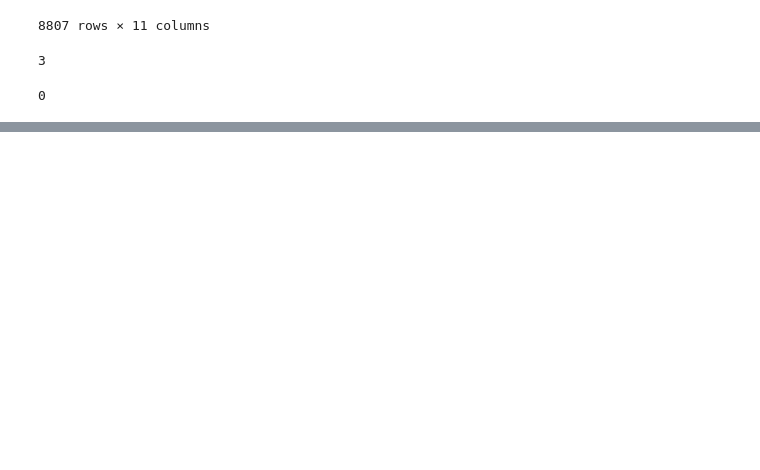
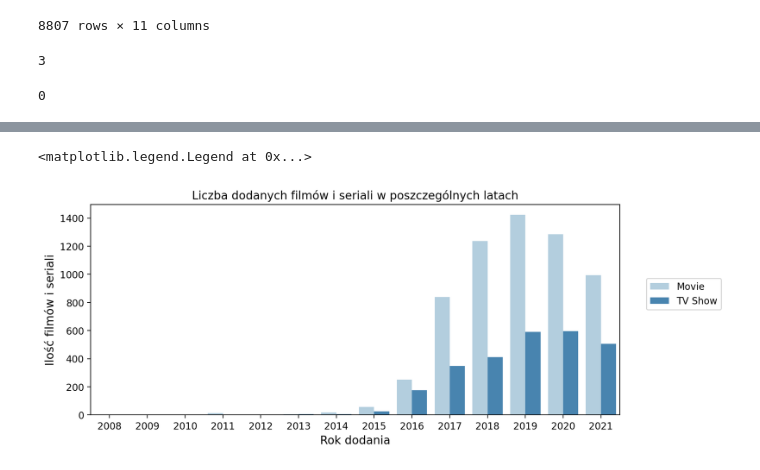
Before and after one commit to PavelBuiko04/netflix, a Jupyter notebook: les1.ipynb, the cells around one changed output, grey strips where cells are left out. Drawn from its saved outputs; the diff is of its cells as text; code cells hidden in the pictures; blank space fills up the shorter version.

```diff
--- a/les1.ipynb
+++ b/les1.ipynb
@@ -145,0 +178,14 @@ df_cleaned.to_csv('clean_data.csv', index=False)
+# %%
+plt.figure(figsize=(10,4), dpi=200)
+sns.countplot(x='Year_added', data=df_cleaned,
+             hue='Type',
+             palette= 'Blues')
+
+plt.title("Liczba dodanych filmów i seriali w poszczególnych latach", fontsize=12)
+plt.xlabel("Rok dodania", fontsize=12)
+plt.ylabel("Ilość filmów i seriali", fontsize=12)
+
+plt.legend(loc=(1.05, 0.5))
+# %% [output]
+<matplotlib.legend.Legend at 0x...>
+[figure, added]
```
Also changed, not shown: parts of 8 cells of this notebook.
